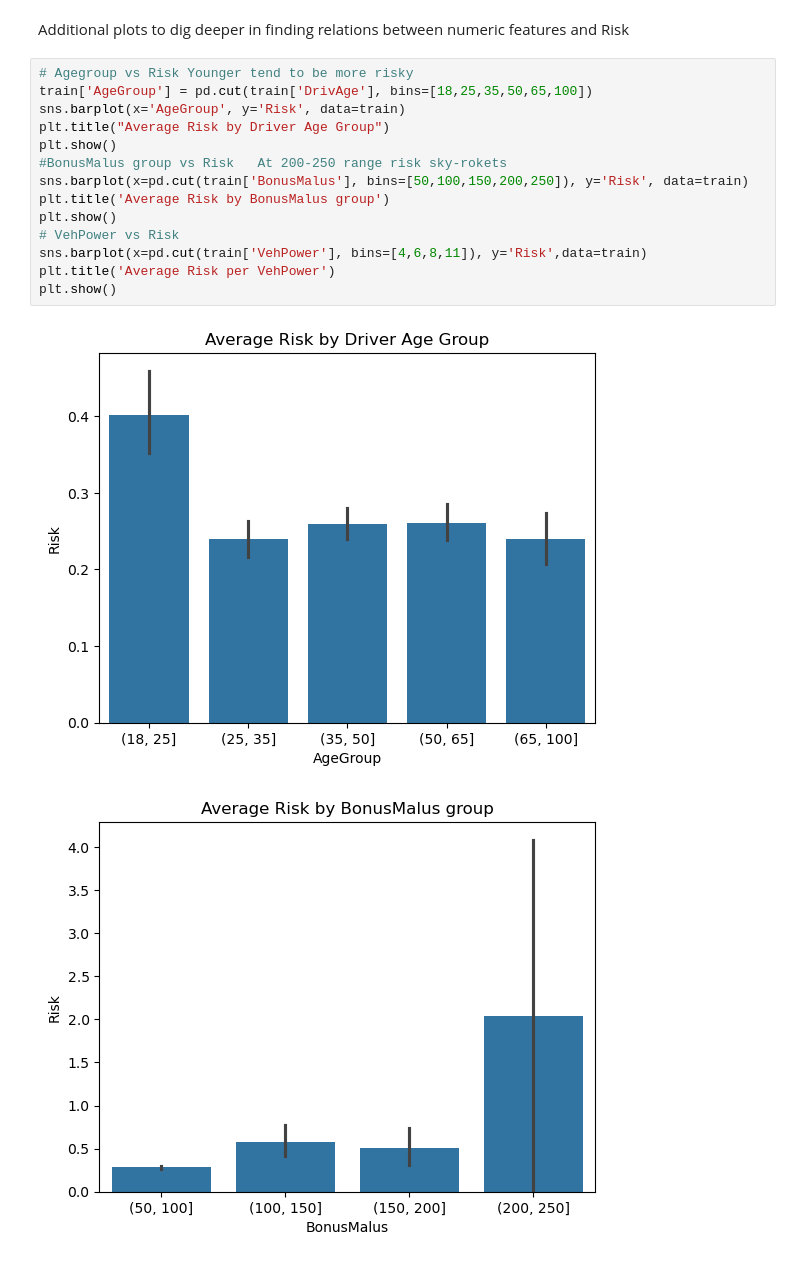
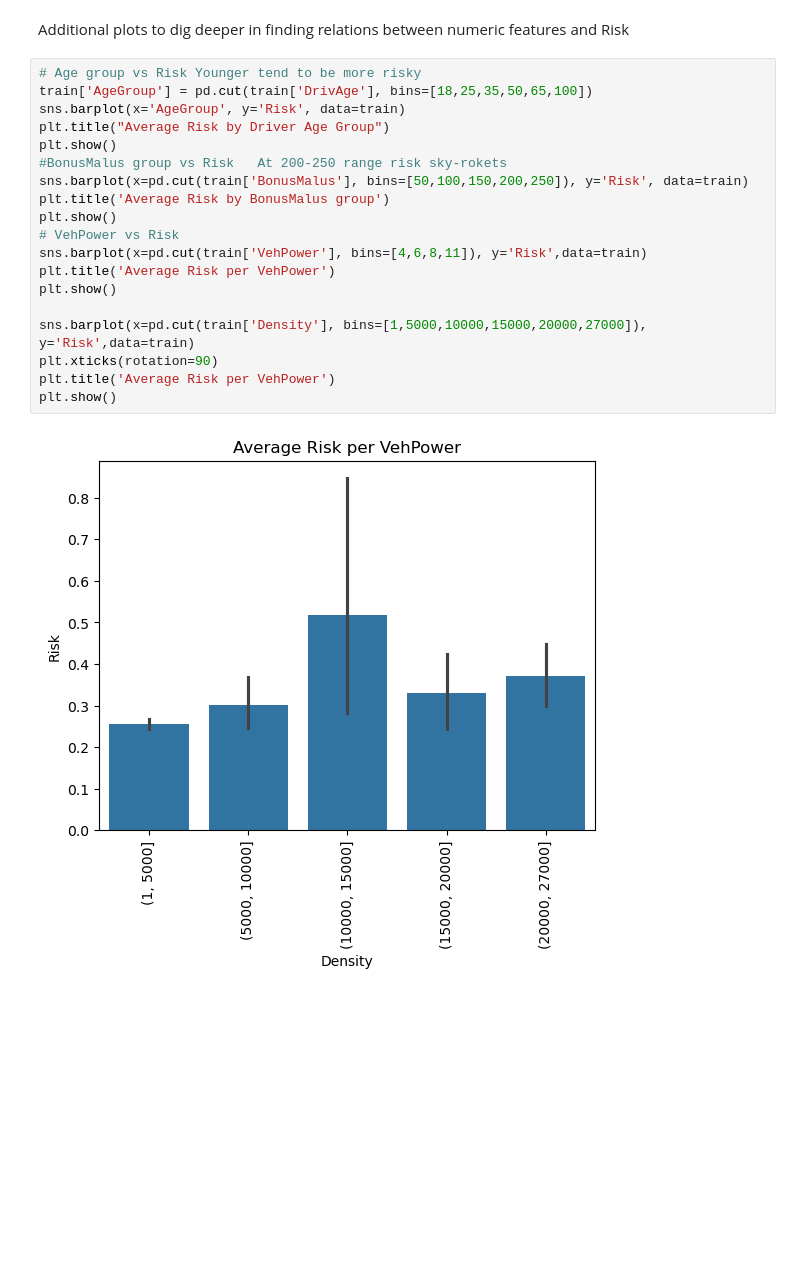
Before and after one commit to AndreiSheremet/Ml-Project.-Predicting-insurance-risk, a Jupyter notebook: DataCleaning and Exploration.ipynb, the cells around one changed output. Cells and saved outputs as stored; diff of their text form; blank space fills up the shorter version.

```diff
--- a/DataCleaning and Exploration.ipynb
+++ b/DataCleaning and Exploration.ipynb
@@ -137,19 +145,23 @@ plt.show()
 # %% [markdown]
 Additional plots to dig deeper in finding relations between numeric features and Risk
 # %%
-# Agegroup vs Risk Younger tend to be more risky
+# Age group vs Risk Younger tend to be more risky
 train['AgeGroup'] = pd.cut(train['DrivAge'], bins=[18,25,35,50,65,100])
 sns.barplot(x='AgeGroup', y='Risk', data=train)
 plt.title("Average Risk by Driver Age Group")
 plt.show()
 #BonusMalus group vs Risk   At 200-250 range risk sky-rokets
 sns.barplot(x=pd.cut(train['BonusMalus'], bins=[50,100,150,200,250]), y='Risk', data=train)
 plt.title('Average Risk by BonusMalus group')
 plt.show()
 # VehPower vs Risk
 sns.barplot(x=pd.cut(train['VehPower'], bins=[4,6,8,11]), y='Risk',data=train)
 plt.title('Average Risk per VehPower')
 plt.show()
+
+sns.barplot(x=pd.cut(train['Density'], bins=[1,5000,10000,15000,20000,27000]), y='Risk',data=train)
+plt.xticks(rotation=90)
+plt.title('Average Risk per VehPower')
+plt.show()
 # %% [output]
-[figure, old version]
+[figure, new version]
-[figure, removed]
```
Also changed, not shown: parts of 4 cells of this notebook, 1 other file.
